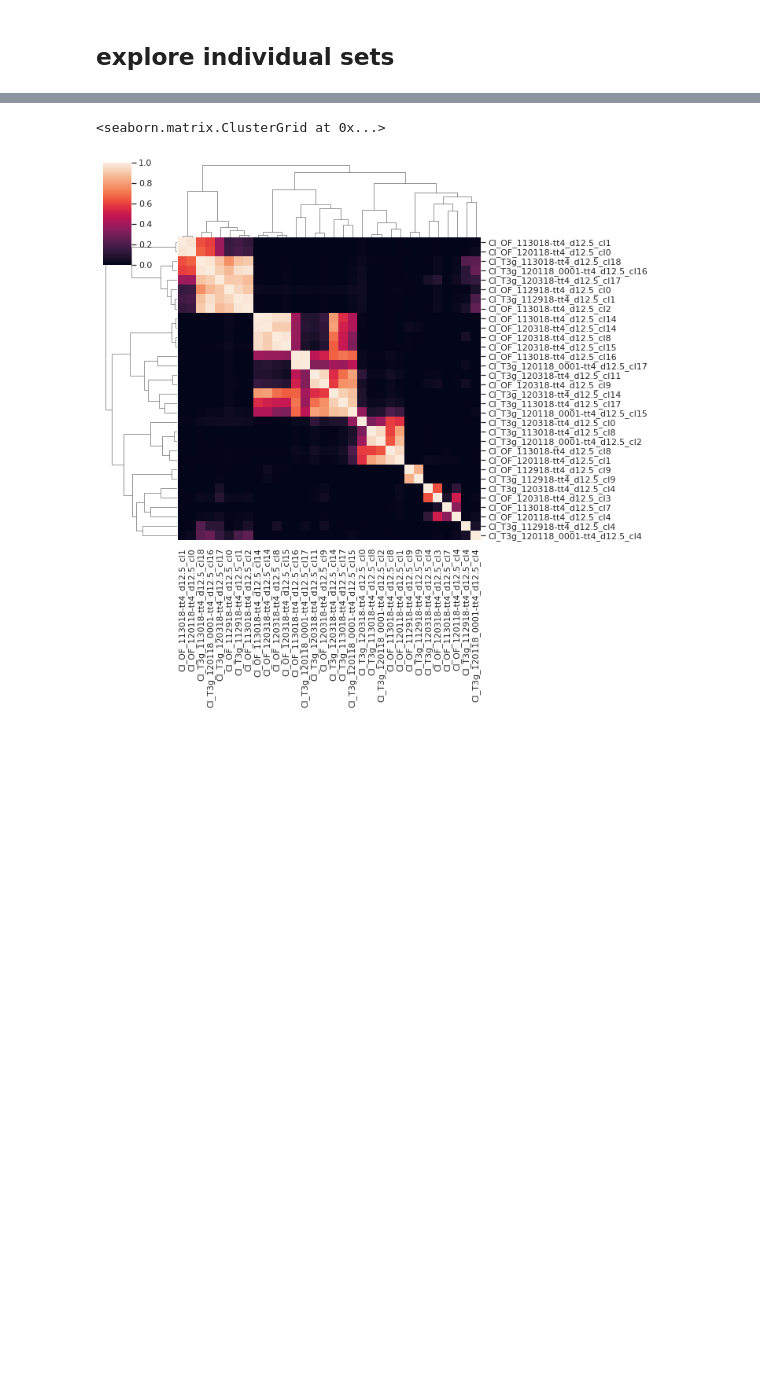
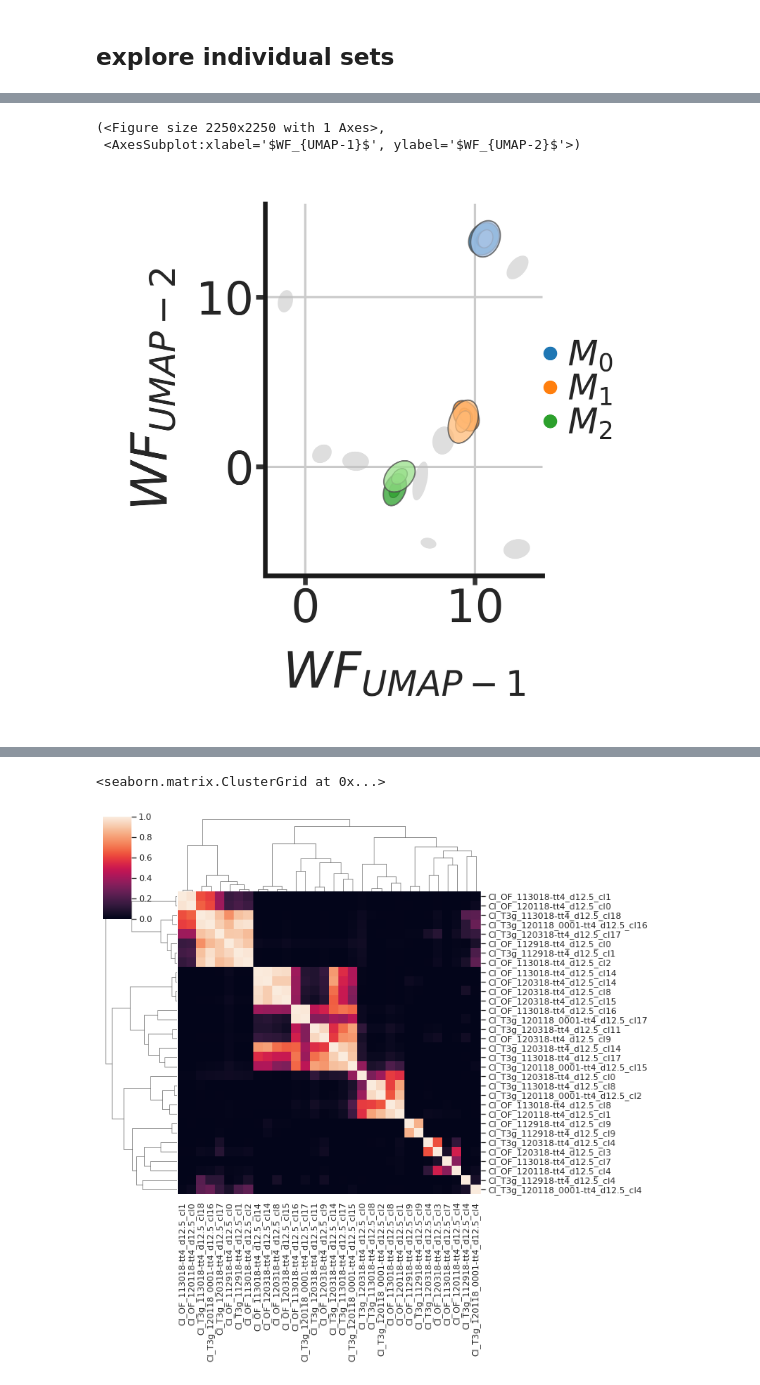
Before and after one commit to alexgonzl/TMA, a Jupyter notebook: Notebooks/Sort/visualize_matches.ipynb, the cells around one changed output, grey strips where cells are left out. Saved outputs shown, nothing was run; the diff lists cells and outputs as text; code cells hidden in the pictures; blank space fills up the shorter version.

```diff
--- a/Notebooks/Sort/visualize_matches.ipynb
+++ b/Notebooks/Sort/visualize_matches.ipynb
@@ -232,0 +524,8 @@ Label(value='Analysis #0, tt 1, depth 12.0\n Number of sessions 2\n Number of to
+# %%
+pf = reload(pf)
+f = pf.CrossTaskFigures()
+f.plot_match_units_ellipsoids()
+# %% [output]
+(<Figure size 2250x2250 with 1 Axes>,
+ <AxesSubplot:xlabel='$WF_{UMAP-1}$', ylabel='$WF_{UMAP-2}$'>)
+[figure, added]
```
Also changed, not shown: parts of 71 cells of this notebook, 19 other files.
